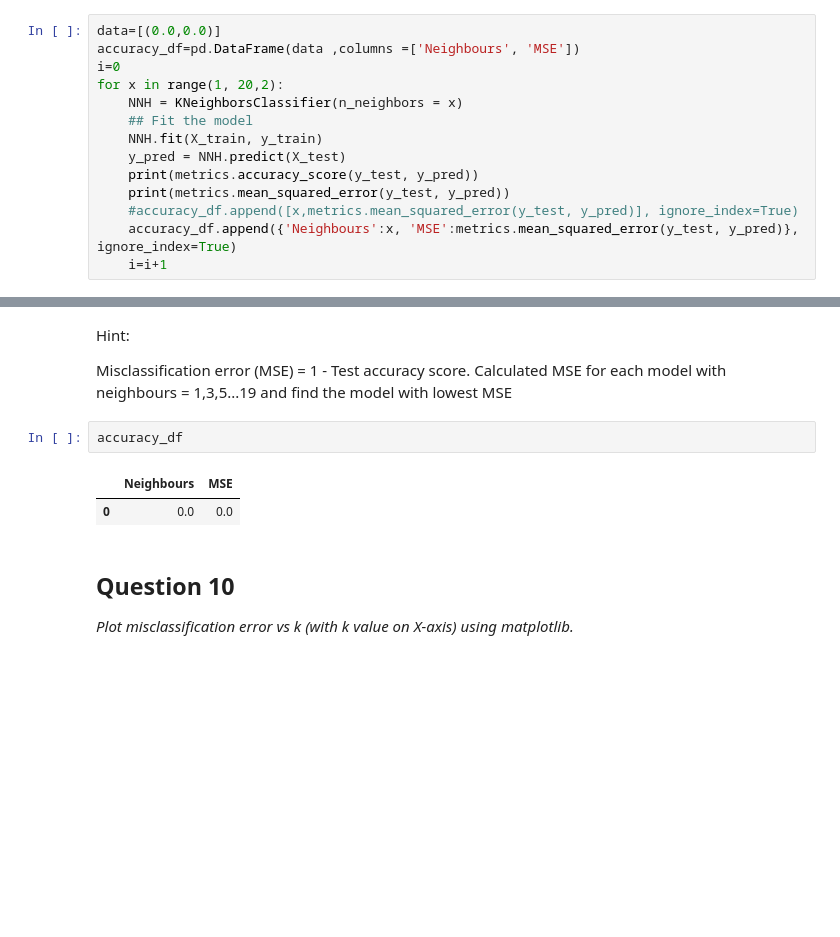
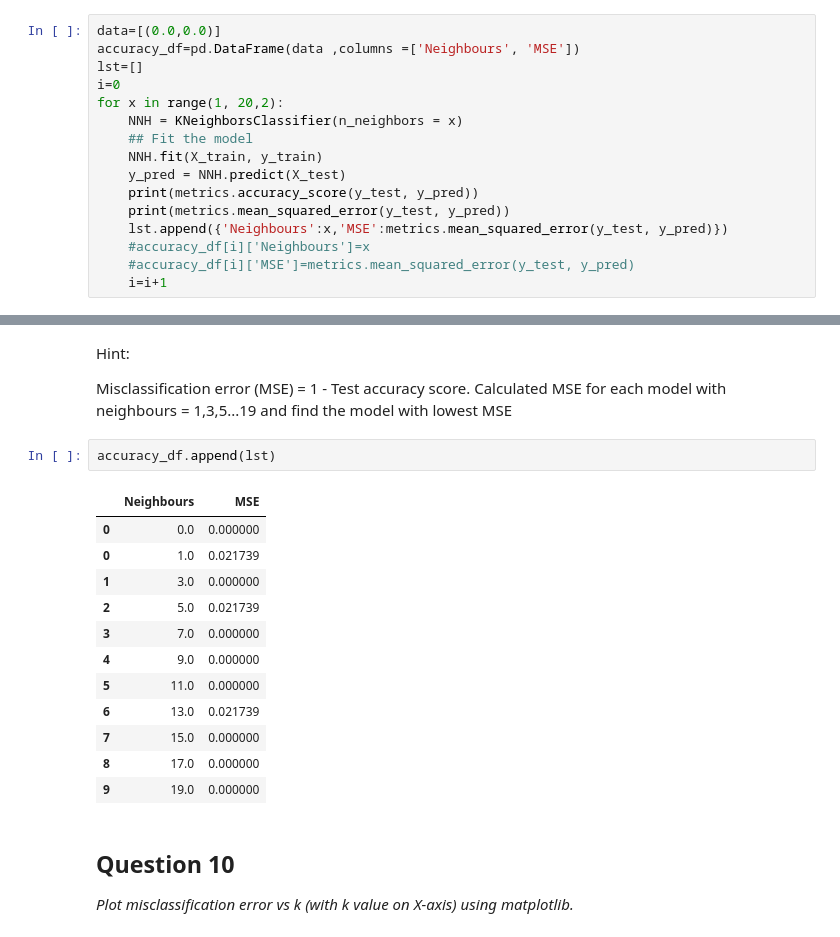
Before and after one commit to GreatLearningAIML1/aiml-ml-hyd-apr-19-batch-kotavishnu, a Jupyter notebook: residency3/external/Kota_Vishnu_External_Residency_3_Naive_Bayes_KNN.ipynb, the cells around one changed output, grey strips where cells are left out. Saved outputs shown, nothing was run; the diff lists cells and outputs as text; blank space fills up the shorter version.

```diff
--- a/residency3/external/Kota_Vishnu_External_Residency_3_Naive_Bayes_KNN.ipynb
+++ b/residency3/external/Kota_Vishnu_External_Residency_3_Naive_Bayes_KNN.ipynb
@@ -474,6 +474,7 @@ Run the KNN with no of neighbours to be 1,3,5..19 and *Find the **optimal number
 # %%
 data=[(0.0,0.0)]
 accuracy_df=pd.DataFrame(data ,columns =['Neighbours', 'MSE'])
+lst=[]
 i=0
 for x in range(1, 20,2):
     NNH = KNeighborsClassifier(n_neighbors = x)
@@ -482,8 +483,9 @@ for x in range(1, 20,2):
     y_pred = NNH.predict(X_test)
     print(metrics.accuracy_score(y_test, y_pred))
     print(metrics.mean_squared_error(y_test, y_pred))
-    #accuracy_df.append([x,metrics.mean_squared_error(y_test, y_pred)], ignore_index=True)
-    accuracy_df.append({'Neighbours':x, 'MSE':metrics.mean_squared_error(y_test, y_pred)}, ignore_index=True)
+    lst.append({'Neighbours':x,'MSE':metrics.mean_squared_error(y_test, y_pred)})
+    #accuracy_df[i]['Neighbours']=x
+    #accuracy_df[i]['MSE']=metrics.mean_squared_error(y_test, y_pred)
     i=i+1
 # %% [output]
 0.9782608695652174
@@ -511,10 +513,20 @@ Hint:
 
 Misclassification error (MSE) = 1 - Test accuracy score. Calculated MSE for each model with neighbours = 1,3,5...19 and find the model with lowest MSE
 # %%
-accuracy_df
+accuracy_df.append(lst)
 # %% [output]
 |  | Neighbours | MSE |
-| 0 | 0.0 | 0.0 |
+| 0 | 0.0 | 0.000000 |
+| 0 | 1.0 | 0.021739 |
+| 1 | 3.0 | 0.000000 |
+| 2 | 5.0 | 0.021739 |
+| 3 | 7.0 | 0.000000 |
+| 4 | 9.0 | 0.000000 |
+| 5 | 11.0 | 0.000000 |
+| 6 | 13.0 | 0.021739 |
+| 7 | 15.0 | 0.000000 |
+| 8 | 17.0 | 0.000000 |
+| 9 | 19.0 | 0.000000 |
 # %% [markdown]
 ## Question 10
 
```
Also changed, not shown: parts of 2 cells of this notebook, 1 other file.
